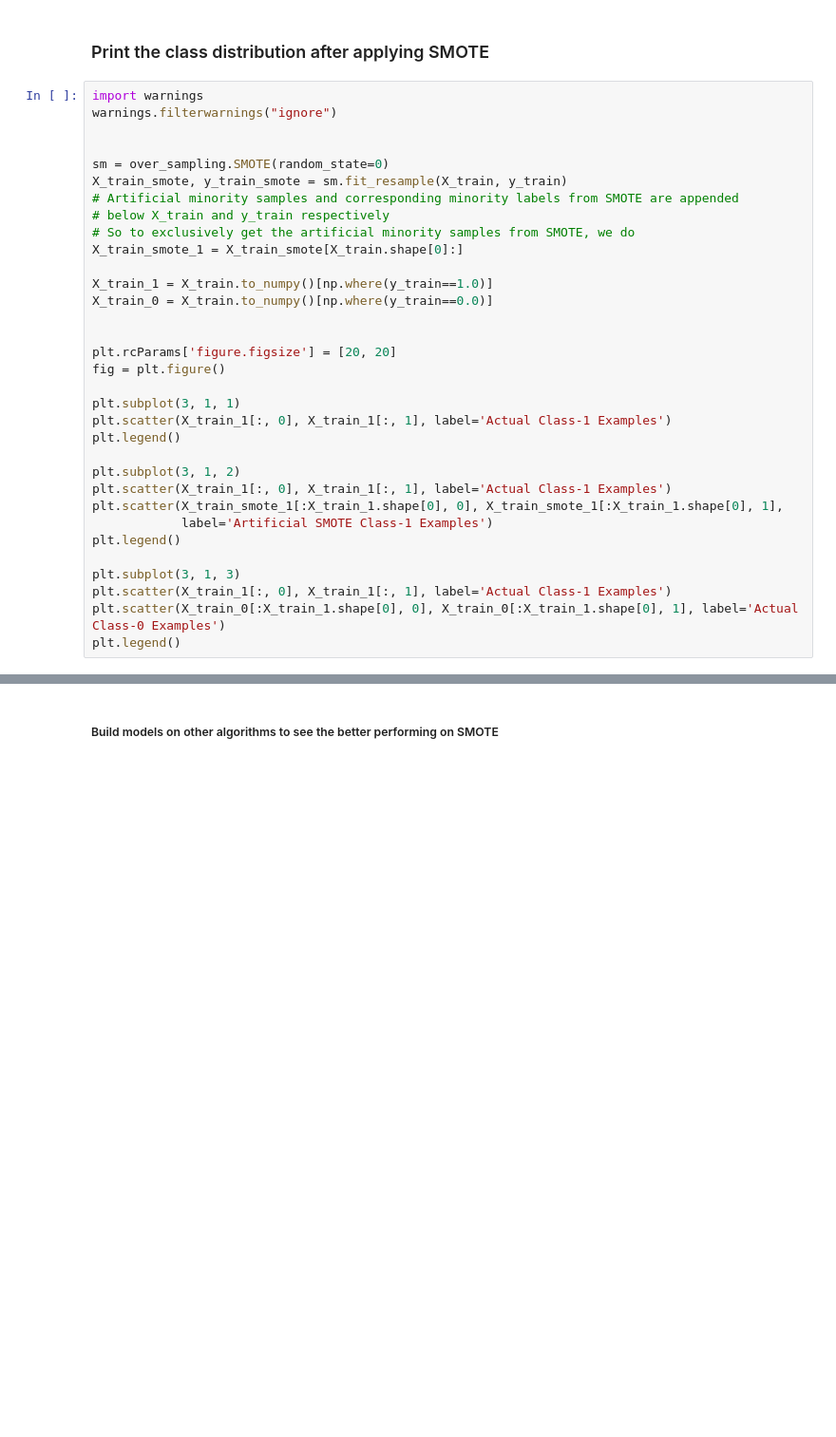
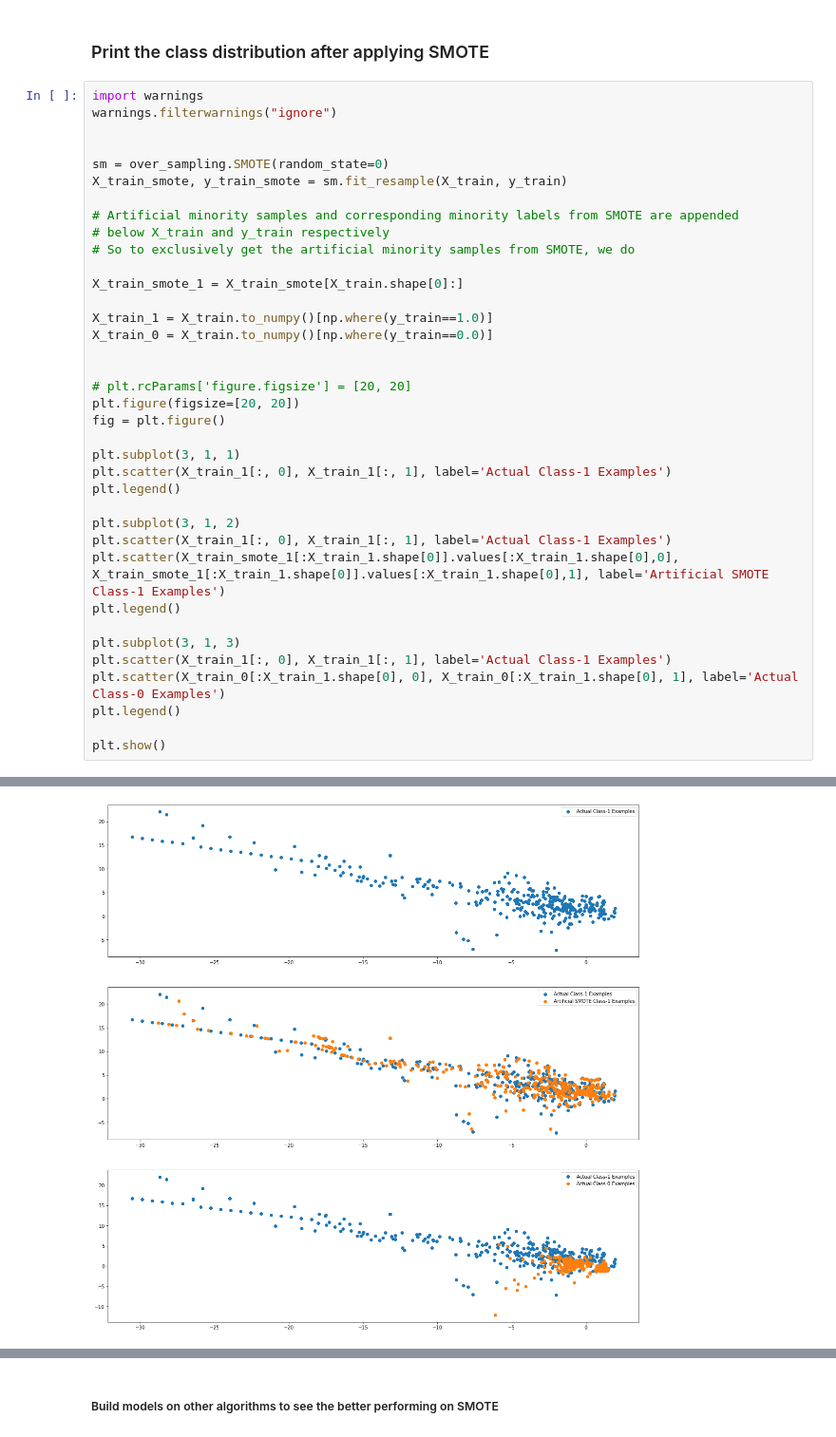
Before and after one commit to RahulAgre/CC_FraudDetection_Capstone, a Jupyter notebook: Credit_card_fraud_detection_CapstoneProject.ipynb, the cells around one changed output, grey strips where cells are left out. Shown at 95% size. Saved outputs shown, nothing was run; the diff lists cells and outputs as text; blank space fills up the shorter version.

Commit message:
Print the class distribution after applying SMOTE

```diff
--- a/Credit_card_fraud_detection_CapstoneProject.ipynb
+++ b/Credit_card_fraud_detection_CapstoneProject.ipynb
@@ -1463,16 +1481,19 @@ warnings.filterwarnings("ignore")
 
 sm = over_sampling.SMOTE(random_state=0)
 X_train_smote, y_train_smote = sm.fit_resample(X_train, y_train)
+
 # Artificial minority samples and corresponding minority labels from SMOTE are appended
 # below X_train and y_train respectively
 # So to exclusively get the artificial minority samples from SMOTE, we do
+
 X_train_smote_1 = X_train_smote[X_train.shape[0]:]
 
 X_train_1 = X_train.to_numpy()[np.where(y_train==1.0)]
 X_train_0 = X_train.to_numpy()[np.where(y_train==0.0)]
 
 
-plt.rcParams['figure.figsize'] = [20, 20]
+# plt.rcParams['figure.figsize'] = [20, 20]
+plt.figure(figsize=[20, 20])
 fig = plt.figure()
 
 plt.subplot(3, 1, 1)
@@ -1481,11 +1502,13 @@ plt.legend()
 
 plt.subplot(3, 1, 2)
 plt.scatter(X_train_1[:, 0], X_train_1[:, 1], label='Actual Class-1 Examples')
-plt.scatter(X_train_smote_1[:X_train_1.shape[0], 0], X_train_smote_1[:X_train_1.shape[0], 1],
-            label='Artificial SMOTE Class-1 Examples')
+plt.scatter(X_train_smote_1[:X_train_1.shape[0]].values[:X_train_1.shape[0],0], X_train_smote_1[:X_train_1.shape[0]].values[:X_train_1.shape[0],1], label='Artificial SMOTE Class-1 Examples')
 plt.legend()
 
 plt.subplot(3, 1, 3)
 plt.scatter(X_train_1[:, 0], X_train_1[:, 1], label='Actual Class-1 Examples')
 plt.scatter(X_train_0[:X_train_1.shape[0], 0], X_train_0[:X_train_1.shape[0], 1], label='Actual Class-0 Examples')
 plt.legend()
+
+plt.show()
+# %% [output]
@@ -1492,3 +1516,4 @@ plt.legend()
+[figure, added]
 # %%
 from imblearn import over_sampling
 
```
Also changed, not shown: parts of 3 cells of this notebook.
